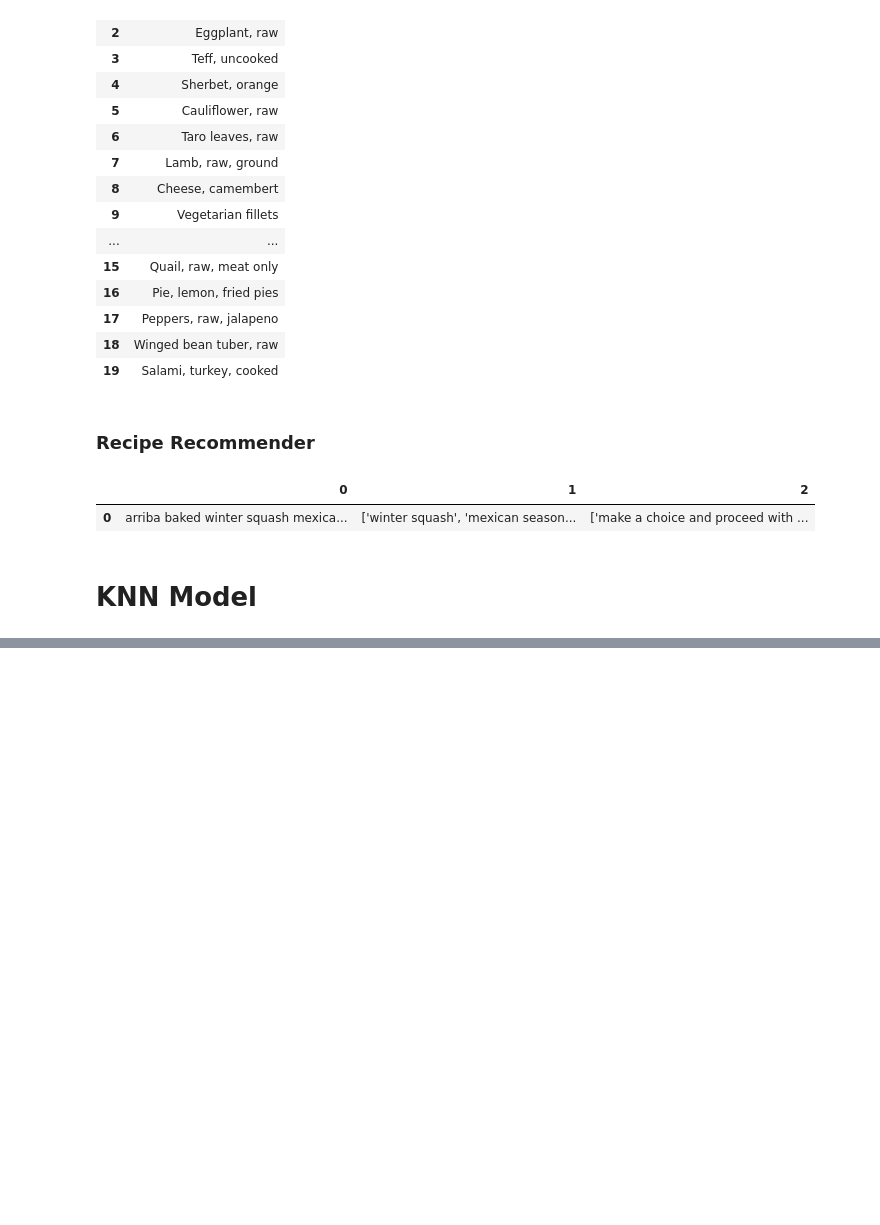
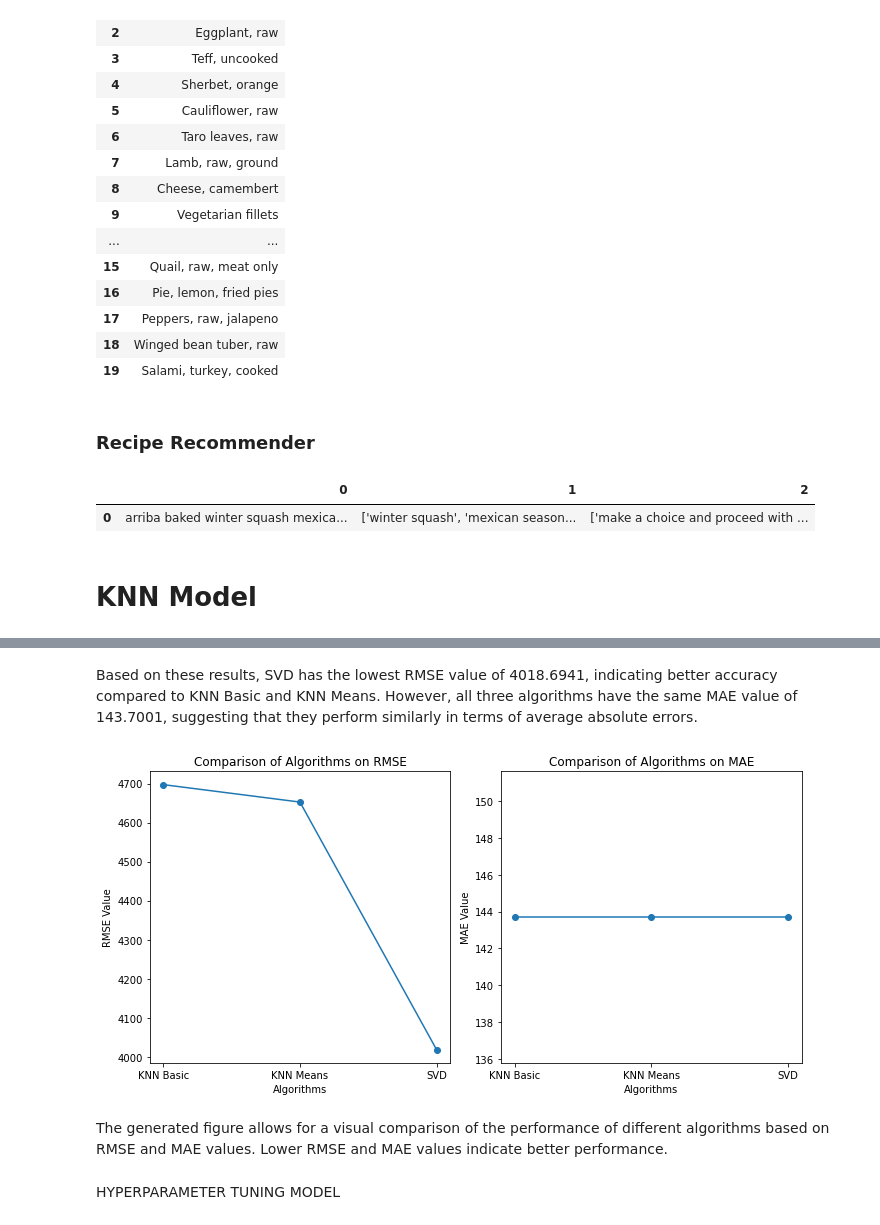
Before and after one commit to Mugangasia/NutriPal-Recipe-Recommendation-System-, a Jupyter notebook: NutriPal_Recipe_Recommendation_System.ipynb, the cells around one changed output, grey strips where cells are left out. Cells and saved outputs as stored; diff of their text form; code cells hidden in the pictures; blank space fills up the shorter version.

Commit message:
updated modelling notebook

```diff
--- a/NutriPal_Recipe_Recommendation_System.ipynb
+++ b/NutriPal_Recipe_Recommendation_System.ipynb
@@ -794,3 +808,6 @@ recommendations
 | 0 | arriba baked winter squash mexica... | ['winter squash', 'mexican season... | ['make a choice and proceed with ... |
 # %% [markdown]
 # KNN Model
+# %%
+#creating a sample from the dataset
+recipes_sample = recipes_df.sample(n=20000, random_state=42)
@@ -796,0 +829,12 @@ recommendations
+# %%
+# knn algoritms
+print('KNN_BASIC')
+print('*************************************************************************')
+
+cv_knn_basic = cross_validate(KNNBasic(), data, cv=5, n_jobs=5, verbose=True)
+
+print('KNN_MEANS')
+print('*************************************************************************')
+
+
+cv_knn_means = cross_validate(KNNWithMeans(), data, cv=5, n_jobs=5, verbose=True)
@@ -796,0 +868,6 @@ recommendations
+# %%
+#svd
+print('SVD')
+print('*************************************************************************')
+
+cv_svd = cross_validate(SVD(), data, cv=5, n_jobs=5, verbose=True)
@@ -796,0 +907,31 @@ recommendations
+# %% [markdown]
+Based on these results, SVD has the lowest RMSE value of 4018.6941, indicating better accuracy compared to KNN Basic and KNN Means. However, all three algorithms have the same MAE value of 143.7001, suggesting that they perform similarly in terms of average absolute errors.
+# %%
+#Data for plotting
+x_algo = ['KNN Basic', 'KNN Means', 'SVD']
+rmse_cv = [cv_knn_basic['test_rmse'].mean(), cv_knn_means['test_rmse'].mean(), cv_svd['test_rmse'].mean()]
+mae_cv = [cv_knn_basic['test_mae'].mean(), cv_knn_means['test_mae'].mean(), cv_svd['test_mae'].mean()]
+plt.figure(figsize=(10, 5))
+
+#RMSE graph
+plt.subplot(1, 2, 1)
+plt.plot(x_algo, rmse_cv, marker='o')
+plt.title('Comparison of Algorithms on RMSE')
+plt.xlabel('Algorithms')
+plt.ylabel('RMSE Value')
+
+#MAE graph
+plt.subplot(1, 2, 2)
+plt.plot(x_algo, mae_cv, marker='o')
+plt.title('Comparison of Algorithms on MAE')
+plt.xlabel('Algorithms')
+plt.ylabel('MAE Value')
+
+plt.tight_layout()
+plt.show()
+# %% [output]
+[figure, added]
+# %% [markdown]
+The generated figure allows for a visual comparison of the performance of different algorithms based on RMSE and MAE values. Lower RMSE and MAE values indicate better performance.
+# %% [markdown]
+HYPERPARAMETER TUNING MODEL
```
Also changed, not shown: parts of 39 cells of this notebook, 1 other file.
